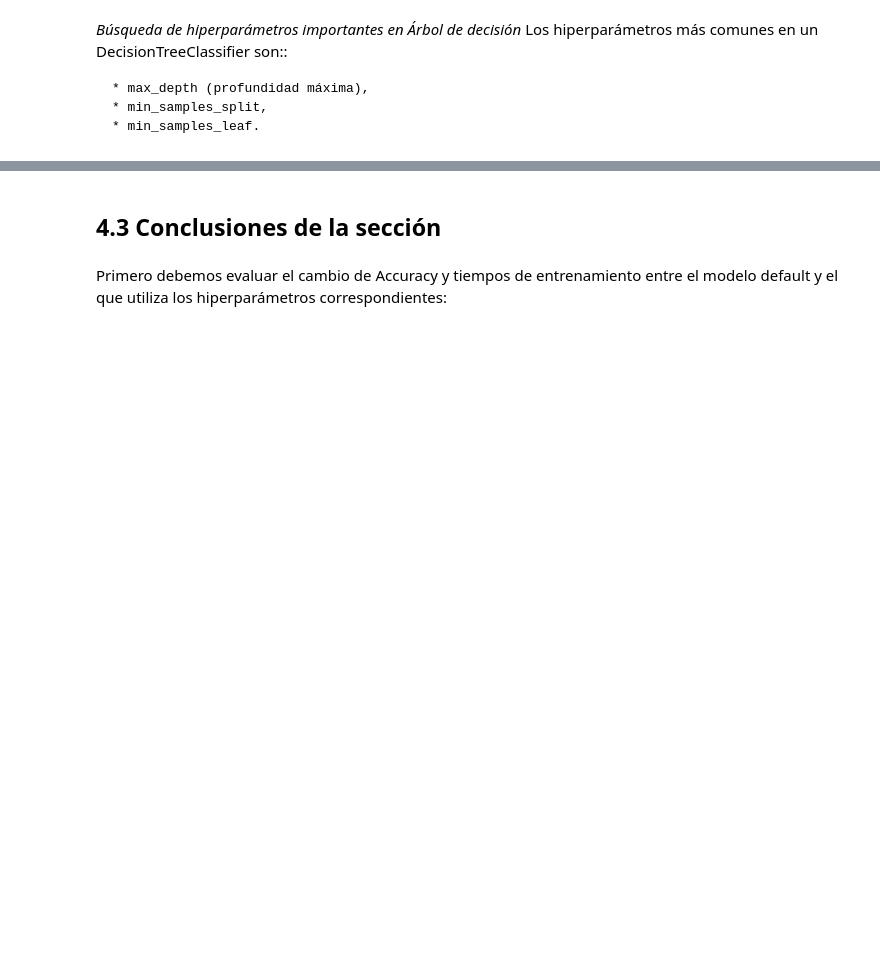
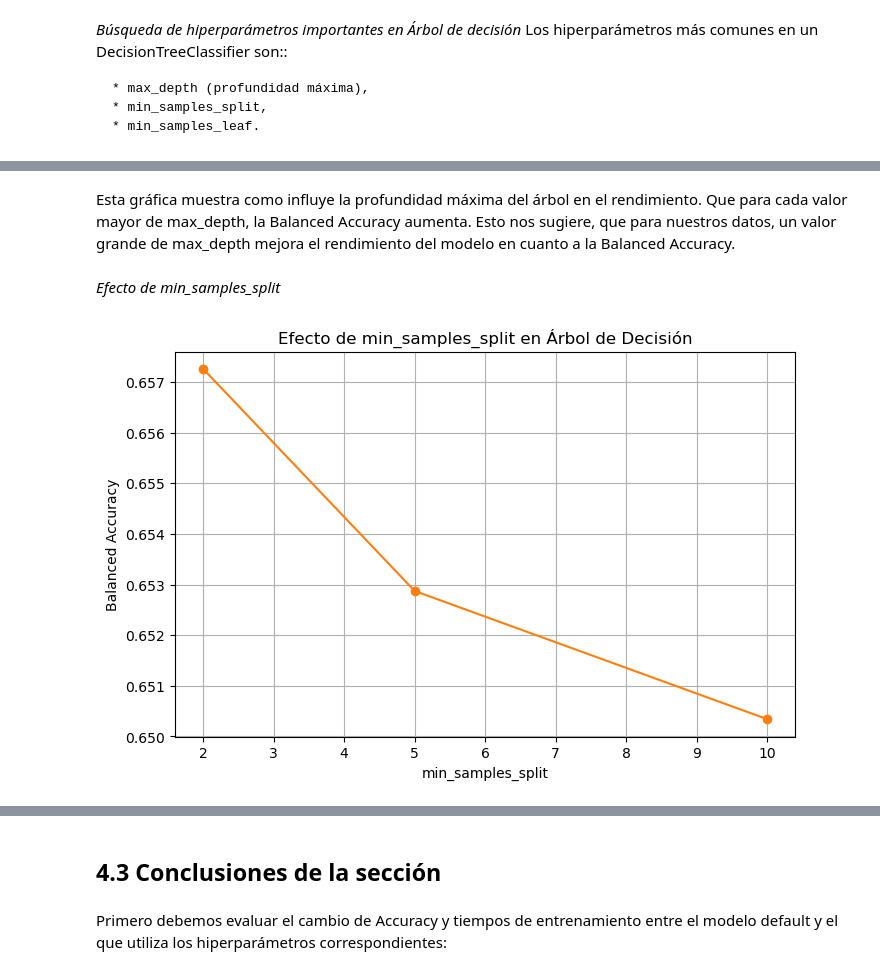
Before and after one commit to albatellouc3m/Grupo5, a Jupyter notebook: P1_AA.ipynb, the cells around one changed output, grey strips where cells are left out. Saved outputs shown, nothing was run; the diff lists cells and outputs as text; code cells hidden in the pictures; blank space fills up the shorter version.

```diff
--- a/P1_AA.ipynb
+++ b/P1_AA.ipynb
@@ -605,0 +609,23 @@ plt.show()
+# %% [markdown]
+Esta gráfica muestra como influye la profundidad máxima del árbol en el rendimiento. Que para cada valor mayor de max_depth, la Balanced Accuracy aumenta. Esto nos sugiere, que para nuestros datos, un valor grande de max_depth mejora el rendimiento del modelo en cuanto a la Balanced Accuracy.
+# %% [markdown]
+*Efecto de min_samples_split*
+# %%
+# Agrupamos los resultados según 'min_samples_split'
+grouped_split = results_tree.groupby('param_tree__min_samples_split')['mean_test_score'].mean().reset_index()
+
+# Graficamos el efecto de min_samples_split
+plt.figure(figsize=(8, 5))
+plt.plot(
+    grouped_split['param_tree__min_samples_split'],
+    grouped_split['mean_test_score'],
+    marker='o',
+    color='tab:orange'
+)
+plt.xlabel("min_samples_split")
+plt.ylabel("Balanced Accuracy")
+plt.title("Efecto de min_samples_split en Árbol de Decisión")
+plt.grid(True)
+plt.show()
+# %% [output]
+[figure, added]
```
Also changed, not shown: parts of 19 cells of this notebook.
